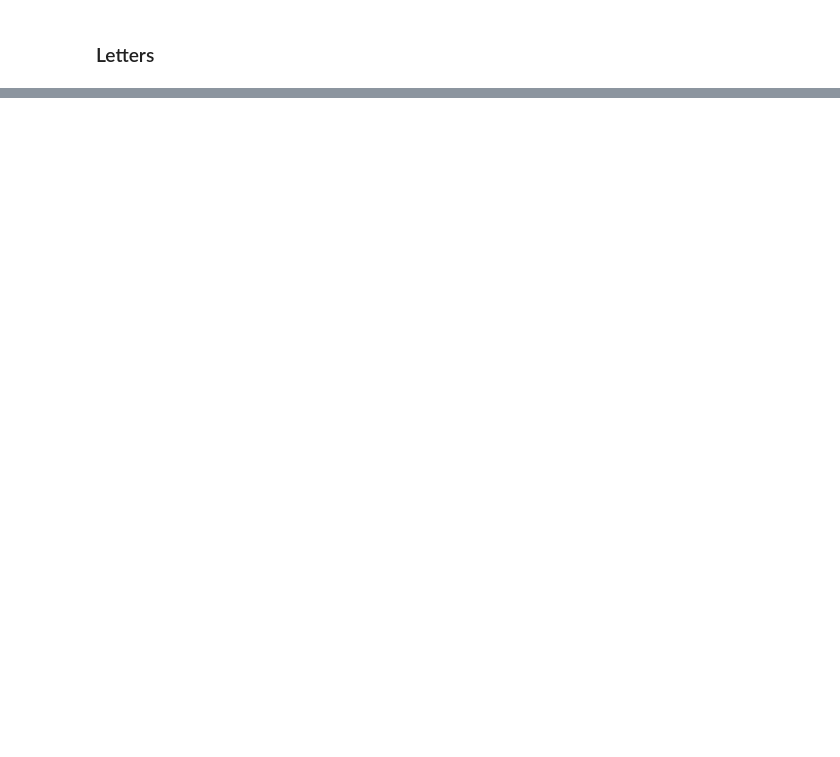
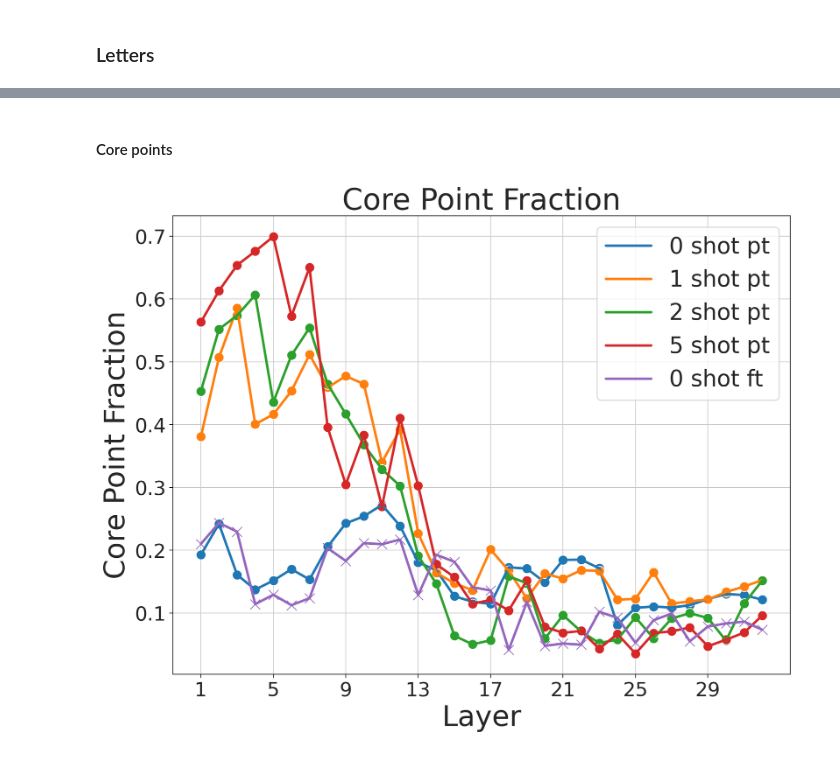
Before and after one commit to diegodoimo/geometry_icl_finetuning, a Jupyter notebook: notebook/plot.ipynb, the cells around one changed output, grey strips where cells are left out. Drawn from its saved outputs; the diff is of its cells as text; code cells hidden in the pictures; blank space fills up the shorter version.

```diff
--- a/notebook/plot.ipynb
+++ b/notebook/plot.ipynb
@@ -91,0 +183,7 @@ plotter(data, "Label Clustering")
+# %% [markdown]
+#### Core points
+# %%
+num_clusters = metrics_subject["num_assigned_points"].to_list()
+plotter(num_clusters, "Core Point Fraction", "Core Point Fraction")
+# %% [output]
+[figure, added]
```
Also changed, not shown: parts of 14 cells of this notebook, 20 other files.
